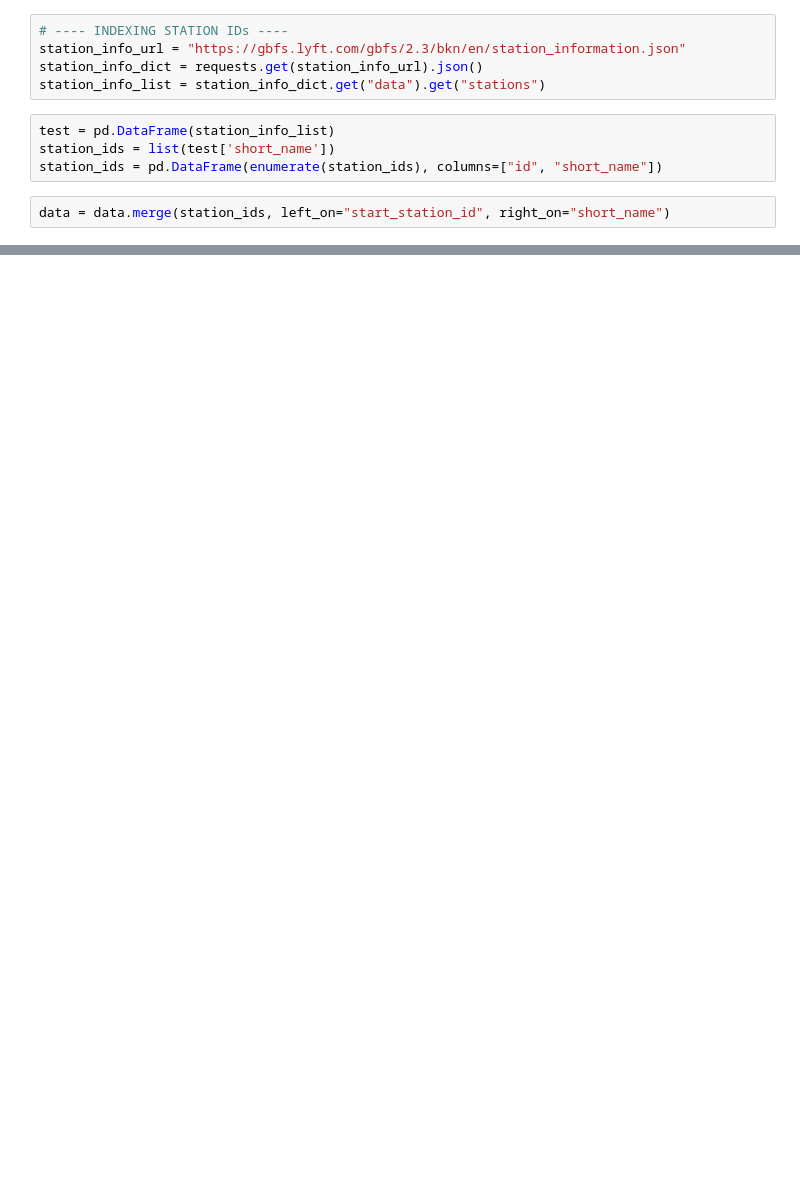
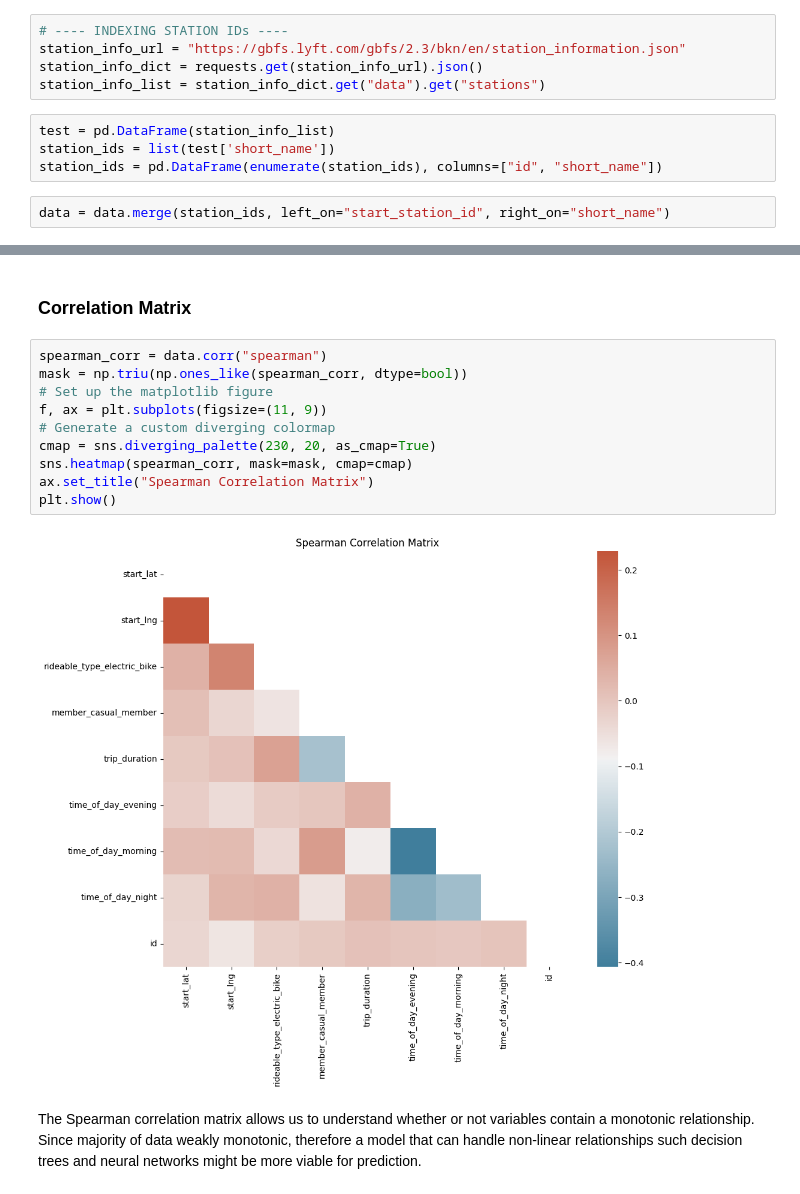
Before and after one commit to Caballesjason/Udacity---Intro-to-Data-Science-Project, a Jupyter notebook: analysis.ipynb, the cells around one changed output, grey strips where cells are left out. Saved outputs shown, nothing was run; the diff lists cells and outputs as text; blank space fills up the shorter version.

```diff
--- a/analysis.ipynb
+++ b/analysis.ipynb
@@ -235,0 +210,16 @@ data
+# %% [markdown]
+### Correlation Matrix
+# %%
+spearman_corr = data.corr("spearman")
+mask = np.triu(np.ones_like(spearman_corr, dtype=bool))
+# Set up the matplotlib figure
+f, ax = plt.subplots(figsize=(11, 9))
+# Generate a custom diverging colormap
+cmap = sns.diverging_palette(230, 20, as_cmap=True)
+sns.heatmap(spearman_corr, mask=mask, cmap=cmap)
+ax.set_title("Spearman Correlation Matrix")
+plt.show()
+# %% [output]
+[figure, added]
+# %% [markdown]
+The Spearman correlation matrix allows us to understand whether or not variables contain a monotonic relationship.  Since majority of data weakly monotonic, therefore a model that can handle non-linear relationships such decision trees and neural networks might be more viable for prediction.
```
Also changed, not shown: parts of 8 cells of this notebook, 1 other file.
